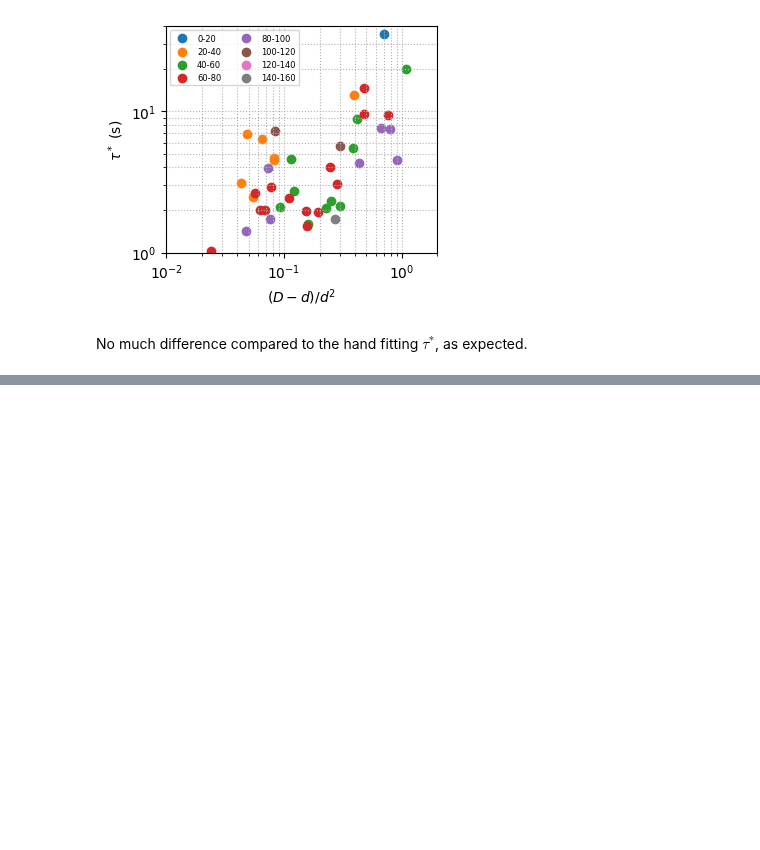
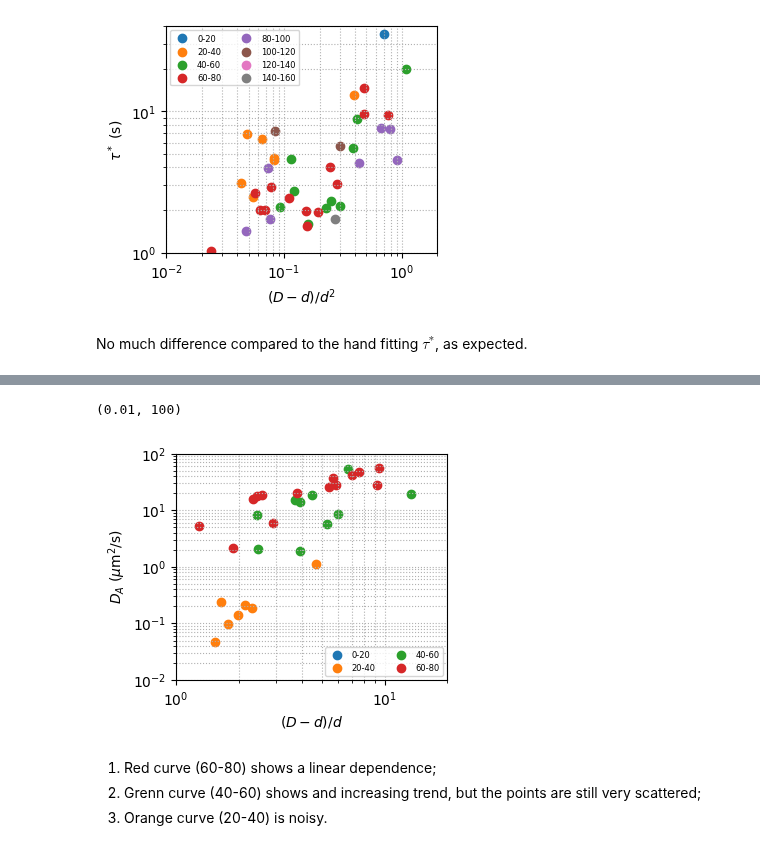
Before and after one commit to ZLoverty/DE, a Jupyter notebook: Code/DE data analysis.ipynb, the cells around one changed output, grey strips where cells are left out. Drawn from its saved outputs; the diff is of its cells as text; code cells hidden in the pictures; blank space fills up the shorter version.

```diff
--- a/Code/DE data analysis.ipynb
+++ b/Code/DE data analysis.ipynb
@@ -645,0 +733,13 @@ No much difference compared to the hand fitting $\tau^*$, as expected.
+# %%
+log1 = log.loc[(log.Comment!="Chile")&(log.OD<=80)&(log.OD>20)]
+dd1 = de_data(log1)
+ax = dd1.scatter(x="(D-d)/d", y="DA_fit", xlabel="$(D-d)/d$", ylabel="$D_A$ ($\mu$m$^2$/s)", mode="log")
+ax.set_xlim([1, 20])
+ax.set_ylim([0.01, 100])
+# %% [output]
+(0.01, 100)
+[figure, added]
+# %% [markdown]
+1. Red curve (60-80) shows a linear dependence;
+2. Grenn curve (40-60) shows and increasing trend, but the points are still very scattered;
+3. Orange curve (20-40) is noisy.
```
Also changed, not shown: parts of 84 cells of this notebook, 2 other files.
